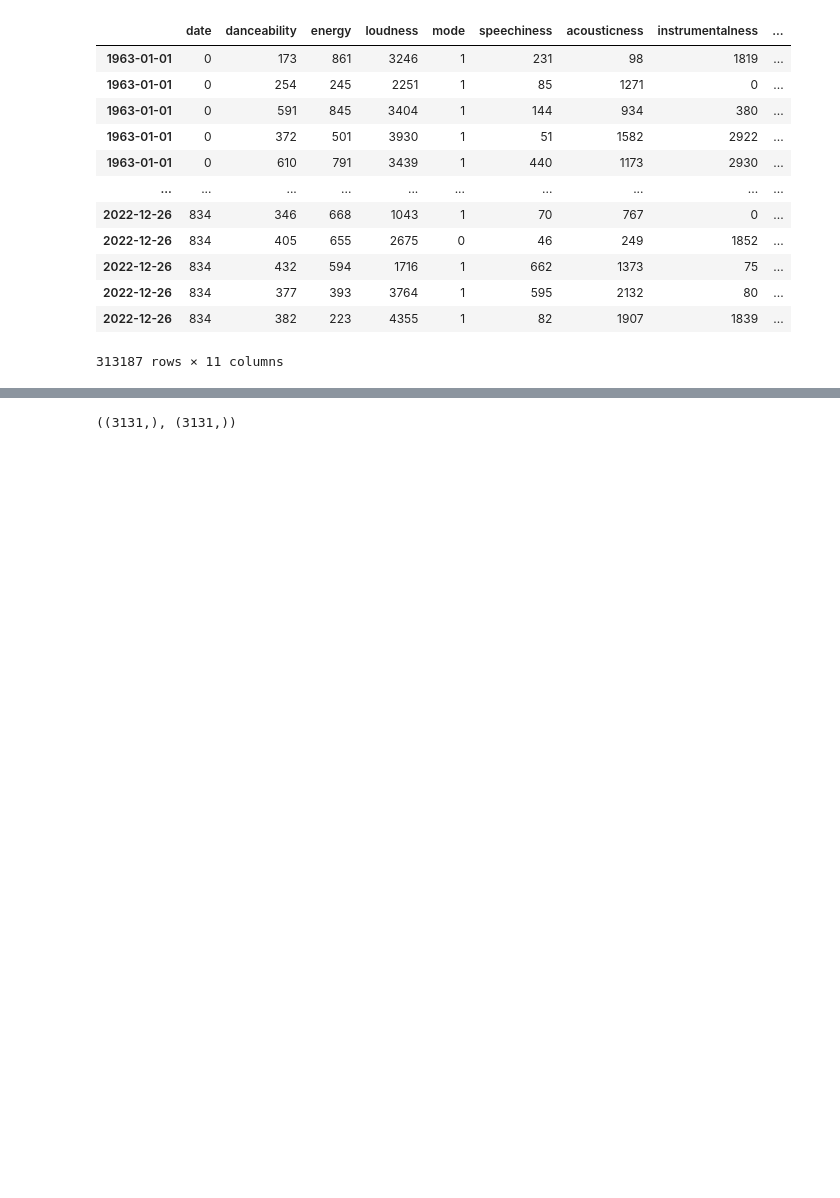
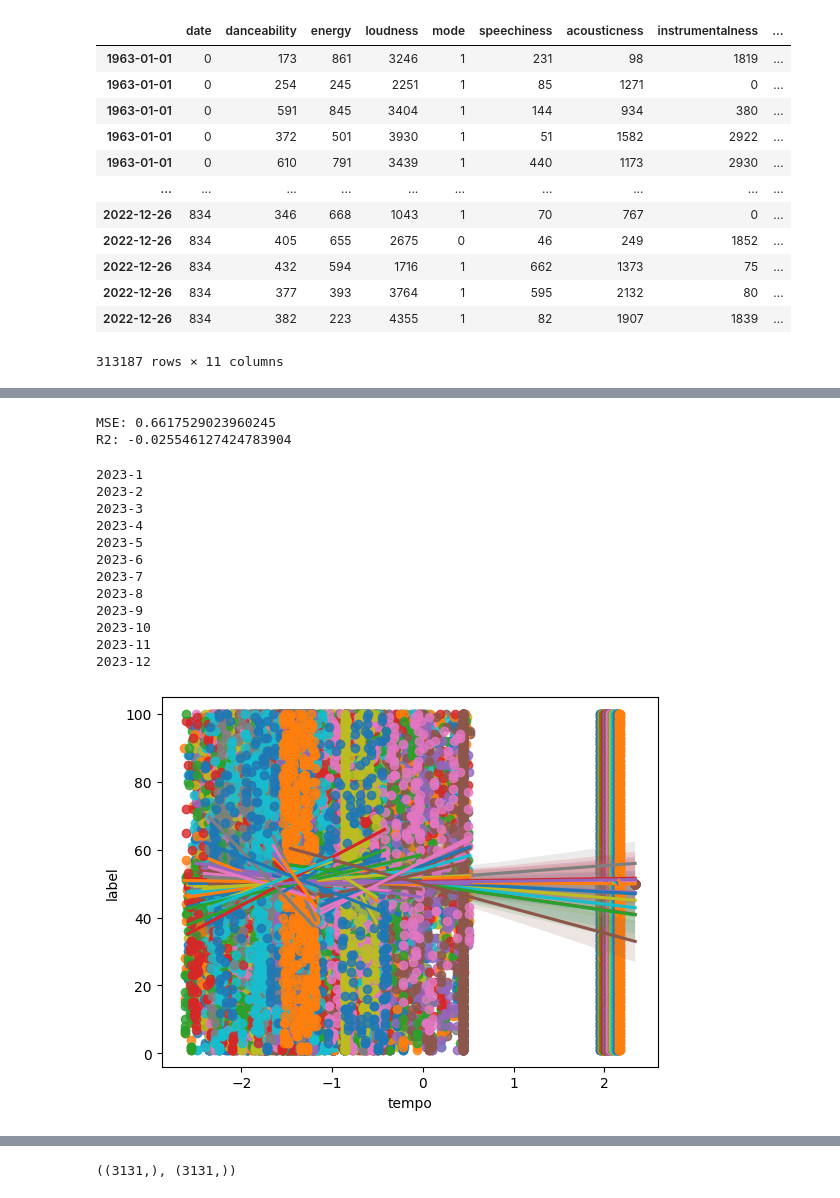
Before and after one commit to CG05/BillboardAnalitics, a Jupyter notebook: coeff.ipynb, the cells around one changed output, grey strips where cells are left out. Cells and saved outputs as stored; diff of their text form; code cells hidden in the pictures; blank space fills up the shorter version.

```diff
--- a/coeff.ipynb
+++ b/coeff.ipynb
@@ -169,0 +213,44 @@ R2: -0.0020207418995461524
+# %%
+dt = DecisionTreeRegressor(max_depth=5, min_samples_split=10, min_samples_leaf=1)
+
+dt.fit(X_train, y_train)
+y_pred = dt.predict(X_test)
+print(f'MSE: {mean_squared_error(y_test, y_pred)}')
+print(f'R2: {r2_score(y_test, y_pred)}')
+# %% [output]
+MSE: 0.6617529023960245
+R2: -0.025546127424783904
+# %%
+data2023 = pd.read_csv('data/dataframes/dataframe_2023to2023.csv', index_col=0)
+label2023 = pd.read_csv('data/dataframes/label_2023to2023.csv', index_col=0)
+# %%
+data2023['date'] = data2023['date'] + 835
+# %%
+data2023_std = std.transform(data2023[features])
+data2023_std = pd.DataFrame(data2023_std, columns=features, index=data2023.index)
+# %%
+data2023_std['year'] = data2023_std.index.str.split('-').str[0].astype(int)
+data2023_std['month'] = data2023_std.index.str.split('-').str[1].astype(int)
+
+label2023['year'] = label2023.index.str.split('-').str[0].astype(int)
+label2023['month'] = label2023.index.str.split('-').str[1].astype(int)
+# %%
+ls = []
+for j, m in enumerate(range(1, 13)):
+    print(f'{2023}-{m}')
+    corrList = getCorrelationAt(data2023_std, label2023, 2023, m)
+    ls.append(corrList)
+# %% [output]
+2023-1
+2023-2
+2023-3
+2023-4
+2023-5
+2023-6
+2023-7
+2023-8
+2023-9
+2023-10
+2023-11
+2023-12
+[figure, added]
```
Also changed, not shown: parts of 23 cells of this notebook.
